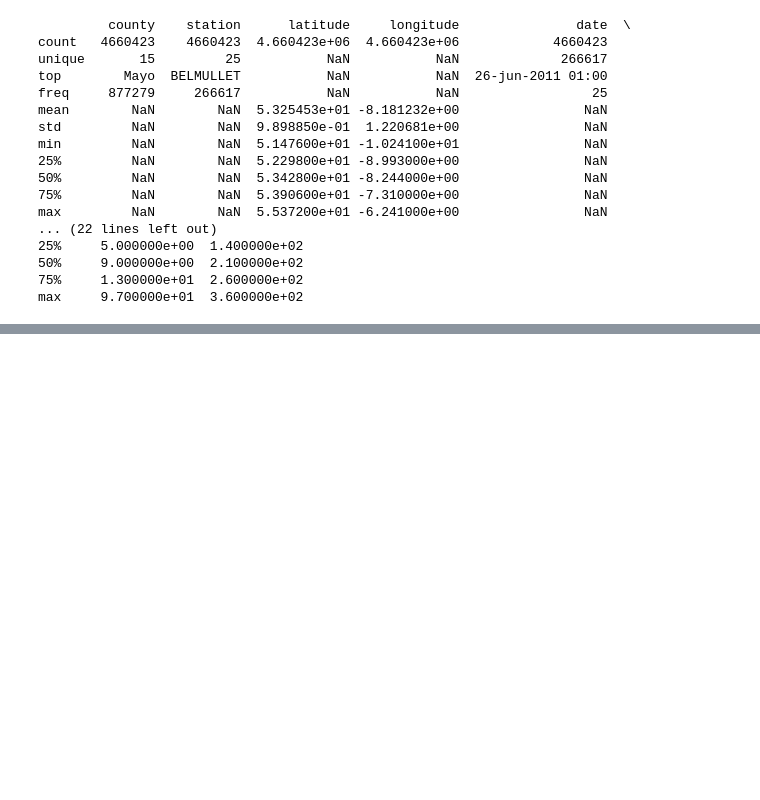
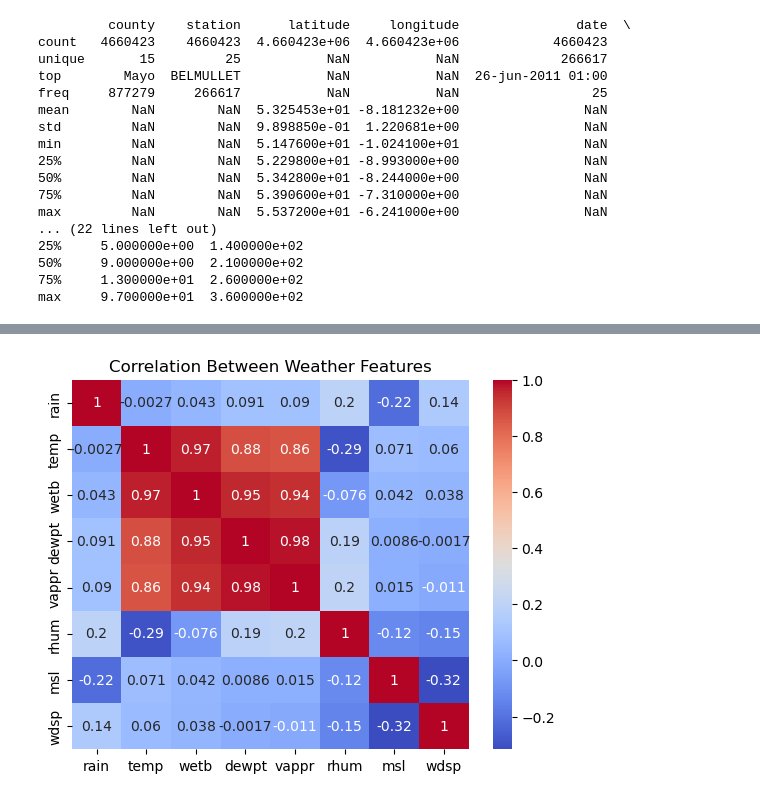
Before and after one commit to Sushil307/msc-feb2024-capstone, a Jupyter notebook: Feb-CA1.ipynb, the cells around one changed output, grey strips where cells are left out. Cells and saved outputs as stored; diff of their text form; code cells hidden in the pictures; blank space fills up the shorter version.

```diff
--- a/Feb-CA1.ipynb
+++ b/Feb-CA1.ipynb
@@ -195,0 +256,8 @@ max     9.700000e+01  3.600000e+02
+# %%
+# Correlation
+corr_matrix = df[['rain', 'temp', 'wetb', 'dewpt', 'vappr', 'rhum', 'msl', 'wdsp']].corr()
+sns.heatmap(corr_matrix, annot=True, cmap='coolwarm')
+plt.title("Correlation Between Weather Features")
+plt.show()
+# %% [output]
+[figure, added]
```
Also changed, not shown: parts of 8 cells of this notebook.
